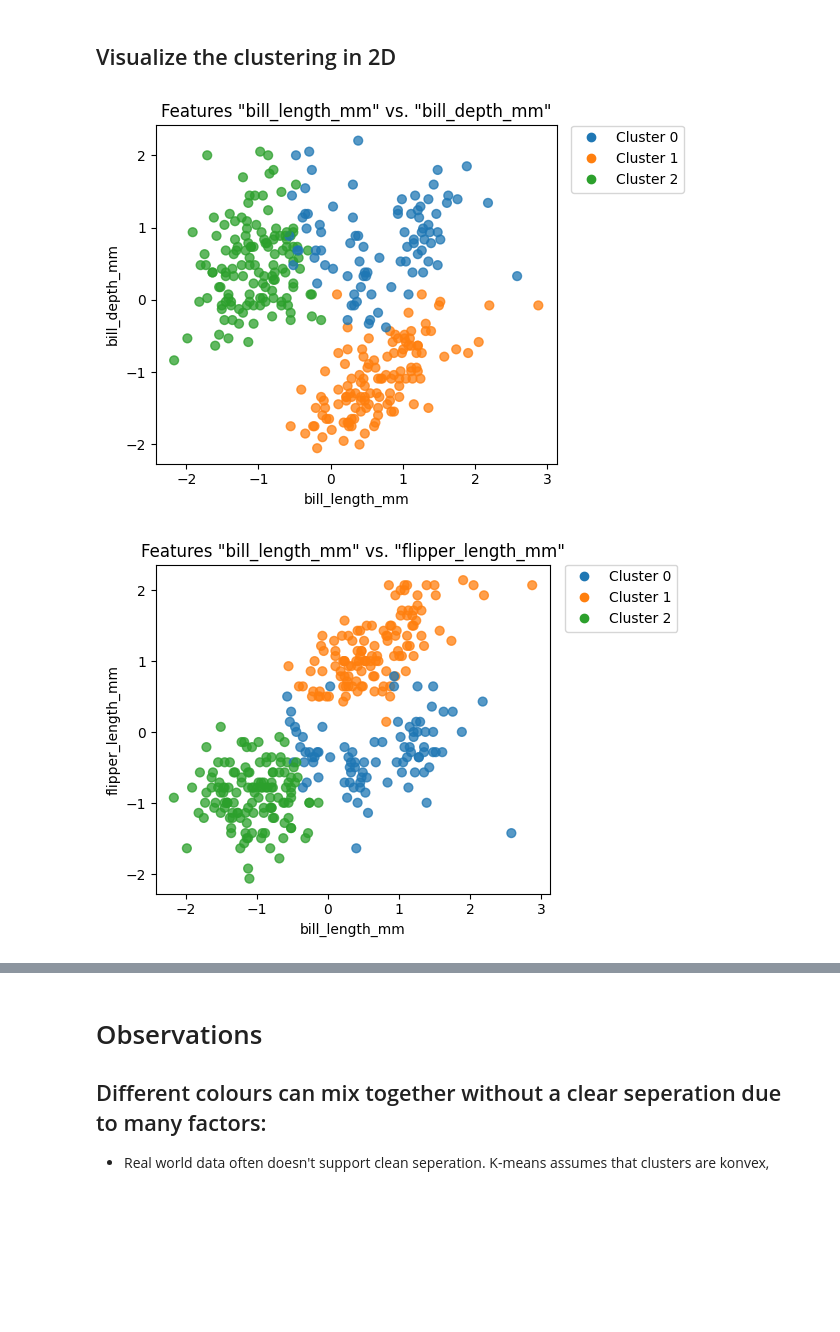
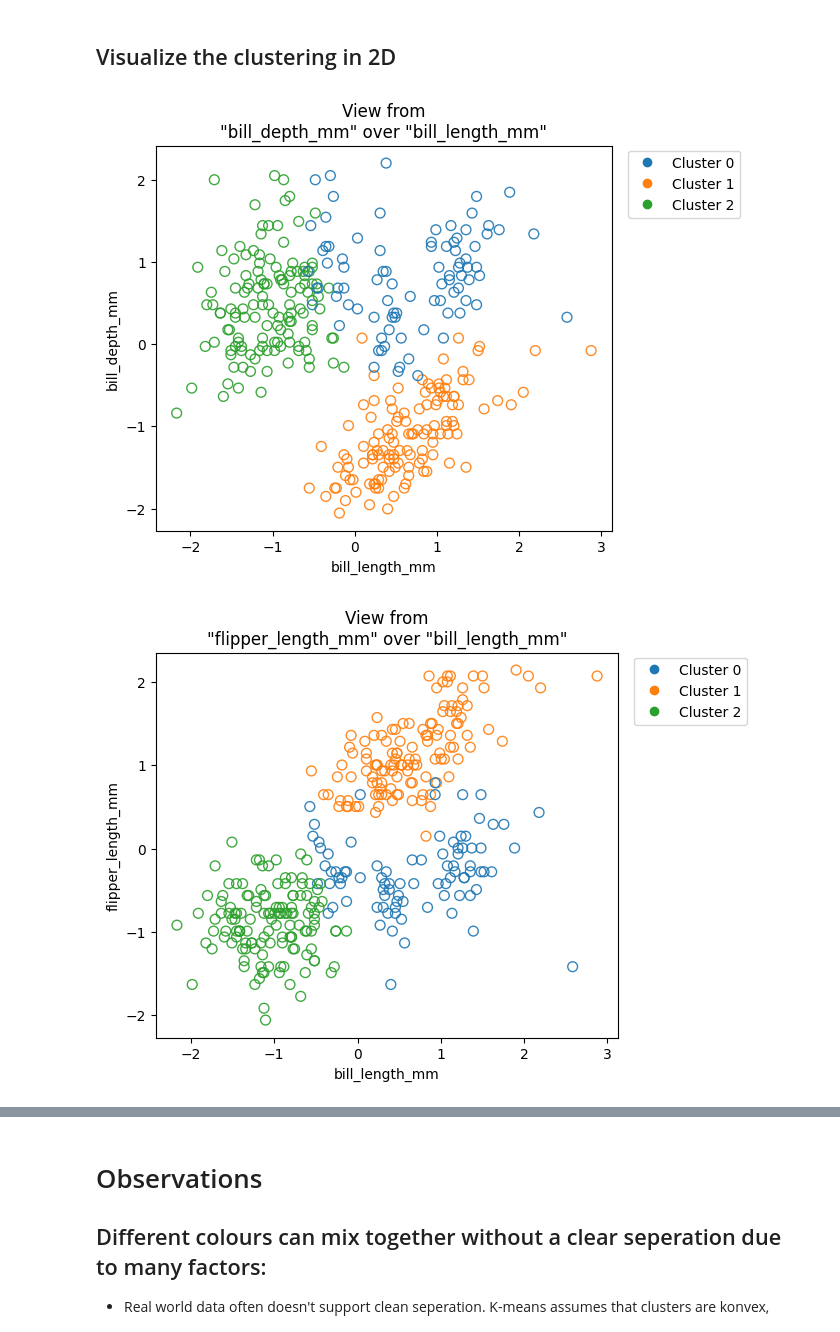
Before and after one commit to Data-Science-Club-ELTE/clustering-visualizing-data-in-two-dimensions, a Jupyter notebook: notebooks/01_kmeans_clustering.ipynb, the cells around one changed output, grey strips where cells are left out. Saved outputs shown, nothing was run; the diff lists cells and outputs as text; code cells hidden in the pictures; blank space fills up the shorter version.

```diff
--- a/notebooks/01_kmeans_clustering.ipynb
+++ b/notebooks/01_kmeans_clustering.ipynb
@@ -66,40 +66,46 @@ df_pred.to_csv("predictions/01_kmeans_clustering_predictions.csv")
 # %% [markdown]
 ## Visualize the clustering in 2D
 # %%
-def visualize_kmeans_clustering(model:KMeans, X, f1='bill_length_mm', f2='bill_depth_mm', figsize=(6, 5)):
-	_clustering_result = model.labels_
+def visualize_kmeans_clustering(X, y_hat, f1='bill_length_mm', f2='bill_depth_mm', figsize=(6, 5), ax=None, hide_legend=False):
+	_clustering_result = y_hat.copy()
 	_clustering_ids = np.unique(_clustering_result)
 
-	plt.figure(figsize=figsize)
 	cmap = plt.cm.tab10
 	colors = cmap(_clustering_result)
 
 	F1 = X.loc[:, f1]
 	F2 = X.loc[:, f2]
 
-	plt.scatter(F1, F2, s=40, color=colors, alpha=.75)
-	plt.title(f"Features \"{f1}\" vs. \"{f2}\"")
-	plt.xlabel(f1)
-	plt.ylabel(f2)
+	if ax is None:
+		plt.figure(figsize=figsize)
+		ax = plt.gca()
+
+	ax.scatter(F1, F2, s=50, edgecolor=colors, color="none", alpha=.9)
+	ax.set_title(f"View from\n\"{f2}\" over \"{f1}\"")
+	ax.set_xlabel(f1)
+	ax.set_ylabel(f2)
 
 	# legend
 	handles = [
 		plt.Line2D([], [], marker='o', linestyle='', label=f'Cluster {i}', color=cmap(i))
 		for i in _clustering_ids
 	]
-	plt.legend(handles=handles, loc='center left', bbox_to_anchor=(1.02, 0.90))
-	plt.gca().set_aspect("equal")
-	plt.tight_layout()
-	plt.show()
+
+	if not hide_legend:
+		ax.legend(handles=handles, loc='center left', bbox_to_anchor=(1.02, 0.90))
+
+	ax.set_aspect("equal")
+
+	if ax is None:
+		plt.tight_layout()
+		plt.show()
 # %%
 # Observe the clustering result in (pairwise) 2D plots
 
-visualize_kmeans_clustering(kmeans, X_scaled, f1='bill_length_mm', f2='bill_depth_mm')
-visualize_kmeans_clustering(kmeans, X_scaled, f1='bill_length_mm', f2='flipper_length_mm')
-visualize_kmeans_clustering(kmeans, X_scaled, f1='bill_length_mm', f2='body_mass_g')
-visualize_kmeans_clustering(kmeans, X_scaled, f1='bill_depth_mm', f2='flipper_length_mm')
-visualize_kmeans_clustering(kmeans, X_scaled, f1='bill_depth_mm', f2='body_mass_g')
-visualize_kmeans_clustering(kmeans, X_scaled, f1='flipper_length_mm', f2='body_mass_g')
+from itertools import combinations
+
+for f1, f2 in combinations(X_scaled.columns, 2):
+	visualize_kmeans_clustering(X_scaled, kmeans.labels_, f1, f2)
 # %% [output]
-[figure, old version]
+[figure, new version]
-[figure, old version]
+[figure, new version]
```
Also changed, not shown: parts of 2 cells of this notebook, 2 other files.
